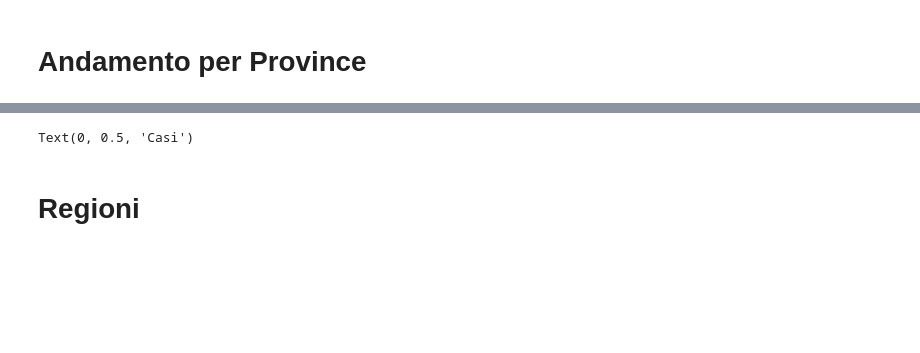
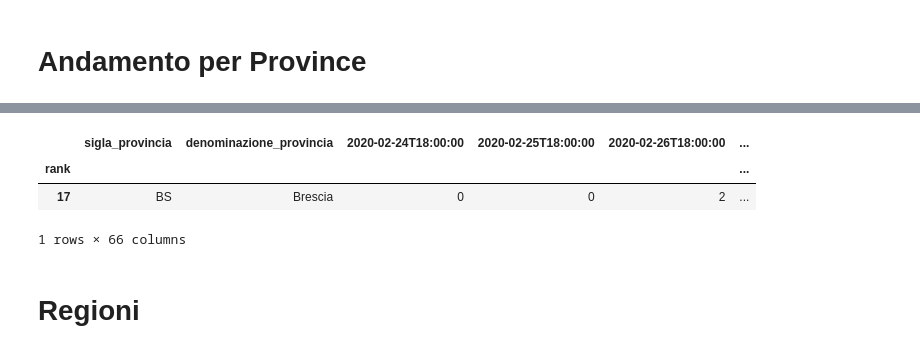
Before and after one commit to ggbioing/covid-19, a Jupyter notebook: covid-19.ipynb, the cells around one changed output, grey strips where cells are left out. Cells and saved outputs as stored; diff of their text form; code cells hidden in the pictures; blank space fills up the shorter version.

```diff
--- a/covid-19.ipynb
+++ b/covid-19.ipynb
@@ -140,11 +140,15 @@ display(df.iloc[[0,1,2,3,4,5,6,7,8,9,10,11,12,BRi,-3,-2,-1], [1,-2,-1]])
 # %%
 df[df['denominazione_provincia']=='Brescia'].T.iloc[2:-1].plot()
 plt.legend(['Brescia'])
 plt.ylabel('Casi')
+display(df[df['denominazione_provincia']=='Brescia'])
 # %% [output]
 [interactive output not drawn]
 [interactive output not drawn]
+|  | sigla_provincia | denominazione_provincia | 2020-02-24T18:00:00 | 2020-02-25T18:00:00 | 2020-02-26T18:00:00 | ... |
+| rank |  |  |  |  |  | ... |
+| 17 | BS | Brescia | 0 | 0 | 2 | ... |
-Text(0, 0.5, 'Casi')
+1 rows × 66 columns
 # %% [markdown]
 # Regioni
 # %%
```
Also changed, not shown: parts of 6 cells of this notebook, 1 other file.
